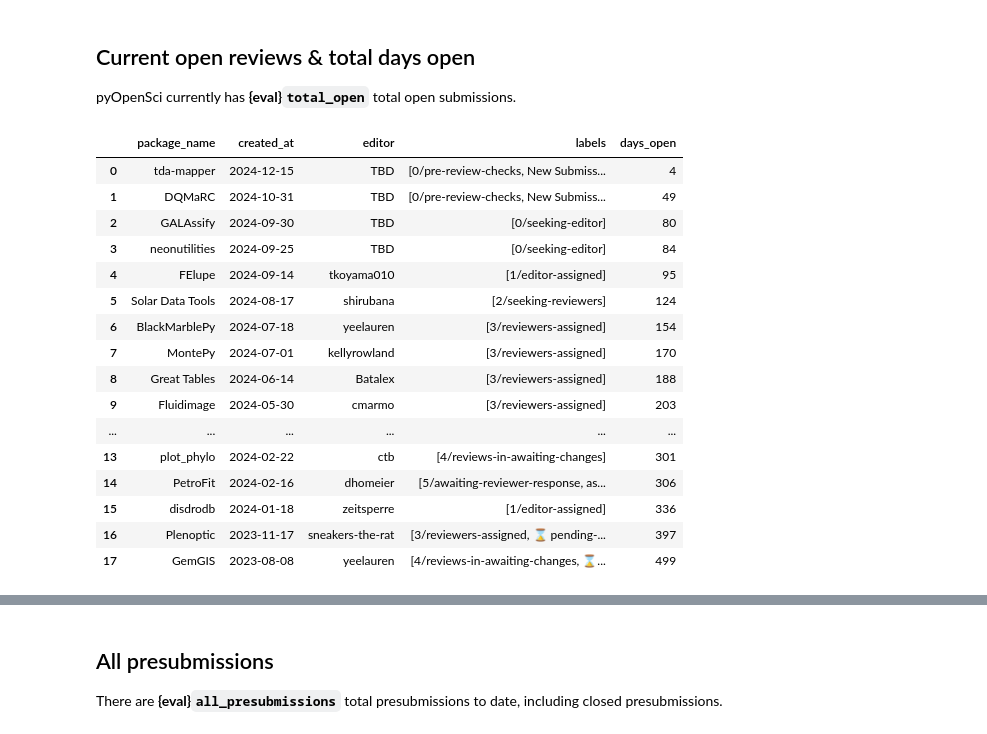
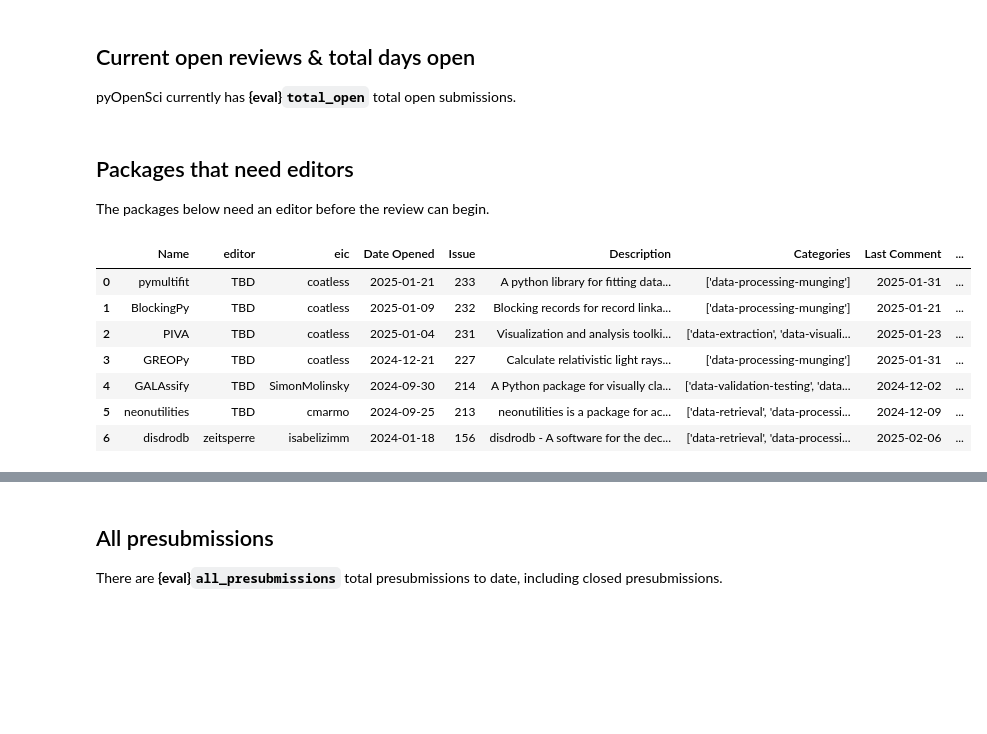
Before and after one commit to pyOpenSci/peer-review-metrics, a Jupyter notebook: metrics/peer-review/current-reviews-data.ipynb, the cells around one changed output, grey strips where cells are left out. Cells and saved outputs as stored; diff of their text form; code cells hidden in the pictures; blank space fills up the shorter version.

```diff
--- a/metrics/peer-review/current-reviews-data.ipynb
+++ b/metrics/peer-review/current-reviews-data.ipynb
@@ -67,0 +30,24 @@ total_open = len(open_reviews)
+# %%
+# Get all current reviews
+reviews = pd.read_csv(
+    "../../_data/review_submissions.csv",
+    parse_dates=["date_opened", "date_closed", "last_comment_date"],
+)
+reviews["date_opened"] = reviews["date_opened"]
+reviews["last_comment_date"] = reviews["last_comment_date"]
+reviews = reviews.rename(
+    columns={
+        "package_name": "Name",
+        "date_opened": "Date Opened",
+        "date_closed": "Date Closed",
+        "issue_num": "Issue",
+        "description": "Description",
+        "categories": "Categories",
+        "last_comment_date": "Last Comment",
+        "last_comment_user": "Last User to Comment",
+    }
+)
+# %%
+open_reviews = reviews[reviews["Date Closed"].isna()]
+open_reviews.drop(columns=["Date Closed","Unnamed: 0"], inplace=True)
+total_open = len(open_reviews)
@@ -69,23 +79,3 @@ total_open = len(open_reviews)
 ## Current open reviews & total days open
 
 pyOpenSci currently has **{eval}`total_open`** total open submissions.
-# %%
-open_reviews
-# %% [output]
-|  | package_name | created_at | editor | labels | days_open |
-| 0 | tda-mapper | 2024-12-15 | TBD | [0/pre-review-checks, New Submiss... | 4 |
-| 1 | DQMaRC | 2024-10-31 | TBD | [0/pre-review-checks, New Submiss... | 49 |
-| 2 | GALAssify | 2024-09-30 | TBD | [0/seeking-editor] | 80 |
-| 3 | neonutilities | 2024-09-25 | TBD | [0/seeking-editor] | 84 |
-| 4 | FElupe | 2024-09-14 | tkoyama010 | [1/editor-assigned] | 95 |
-| 5 | Solar Data Tools | 2024-08-17 | shirubana | [2/seeking-reviewers] | 124 |
-| 6 | BlackMarblePy | 2024-07-18 | yeelauren | [3/reviewers-assigned] | 154 |
-| 7 | MontePy | 2024-07-01 | kellyrowland | [3/reviewers-assigned] | 170 |
-| 8 | Great Tables | 2024-06-14 | Batalex | [3/reviewers-assigned] | 188 |
-| 9 | Fluidimage | 2024-05-30 | cmarmo | [3/reviewers-assigned] | 203 |
-| ... | ... | ... | ... | ... | ... |
-| 13 | plot_phylo | 2024-02-22 | ctb | [4/reviews-in-awaiting-changes] | 301 |
-| 14 | PetroFit | 2024-02-16 | dhomeier | [5/awaiting-reviewer-response, as... | 306 |
-| 15 | disdrodb | 2024-01-18 | zeitsperre | [1/editor-assigned] | 336 |
-| 16 | Plenoptic | 2023-11-17 | sneakers-the-rat | [3/reviewers-assigned, ⌛ pending-... | 397 |
-| 17 | GemGIS | 2023-08-08 | yeelauren | [4/reviews-in-awaiting-changes, ⌛... | 499 |
@@ -111,0 +82,25 @@ all_presubmissions = len(presubmission_df)
+# %% [markdown]
+## Packages that need editors
+
+The packages below need an editor before the review can begin.
+# %%
+seeking_editor = open_reviews[
+    open_reviews["labels"].str.contains("0/seeking-editor", na=False)
+].copy()
+seeking_editor.drop(
+    columns=[ "labels", "status"], inplace=True
+)
+seeking_editor.reset_index(drop=True, inplace=True)
+# %%
+seeking_editor.style.set_properties(
+    **{"text-align": "left", "white-space": "normal"}
+)
+# %% [output]
+|  | Name | editor | eic | Date Opened | Issue | Description | Categories | Last Comment | ... |
+| 0 | pymultifit | TBD | coatless | 2025-01-21 | 233 | A python library for fitting data... | ['data-processing-munging'] | 2025-01-31 | ... |
+| 1 | BlockingPy | TBD | coatless | 2025-01-09 | 232 | Blocking records for record linka... | ['data-processing-munging'] | 2025-01-21 | ... |
+| 2 | PIVA | TBD | coatless | 2025-01-04 | 231 | Visualization and analysis toolki... | ['data-extraction', 'data-visuali... | 2025-01-23 | ... |
+| 3 | GREOPy | TBD | coatless | 2024-12-21 | 227 | Calculate relativistic light rays... | ['data-processing-munging'] | 2025-01-31 | ... |
+| 4 | GALAssify | TBD | SimonMolinsky | 2024-09-30 | 214 | A Python package for visually cla... | ['data-validation-testing', 'data... | 2024-12-02 | ... |
+| 5 | neonutilities | TBD | cmarmo | 2024-09-25 | 213 | neonutilities is a package for ac... | ['data-retrieval', 'data-processi... | 2024-12-09 | ... |
+| 6 | disdrodb | zeitsperre | isabelizimm | 2024-01-18 | 156 | disdrodb - A software for the dec... | ['data-retrieval', 'data-processi... | 2025-02-06 | ... |
```
Also changed, not shown: parts of 31 cells of this notebook, 4 other files.
